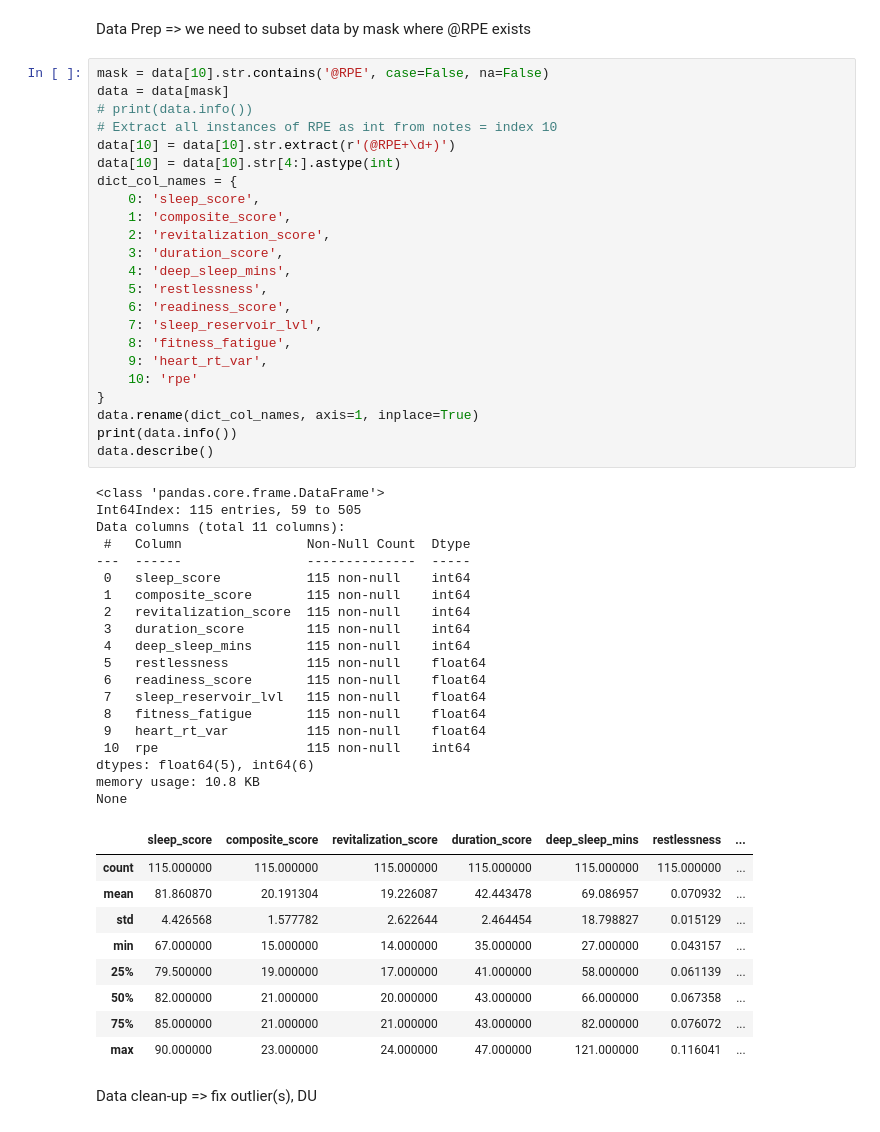
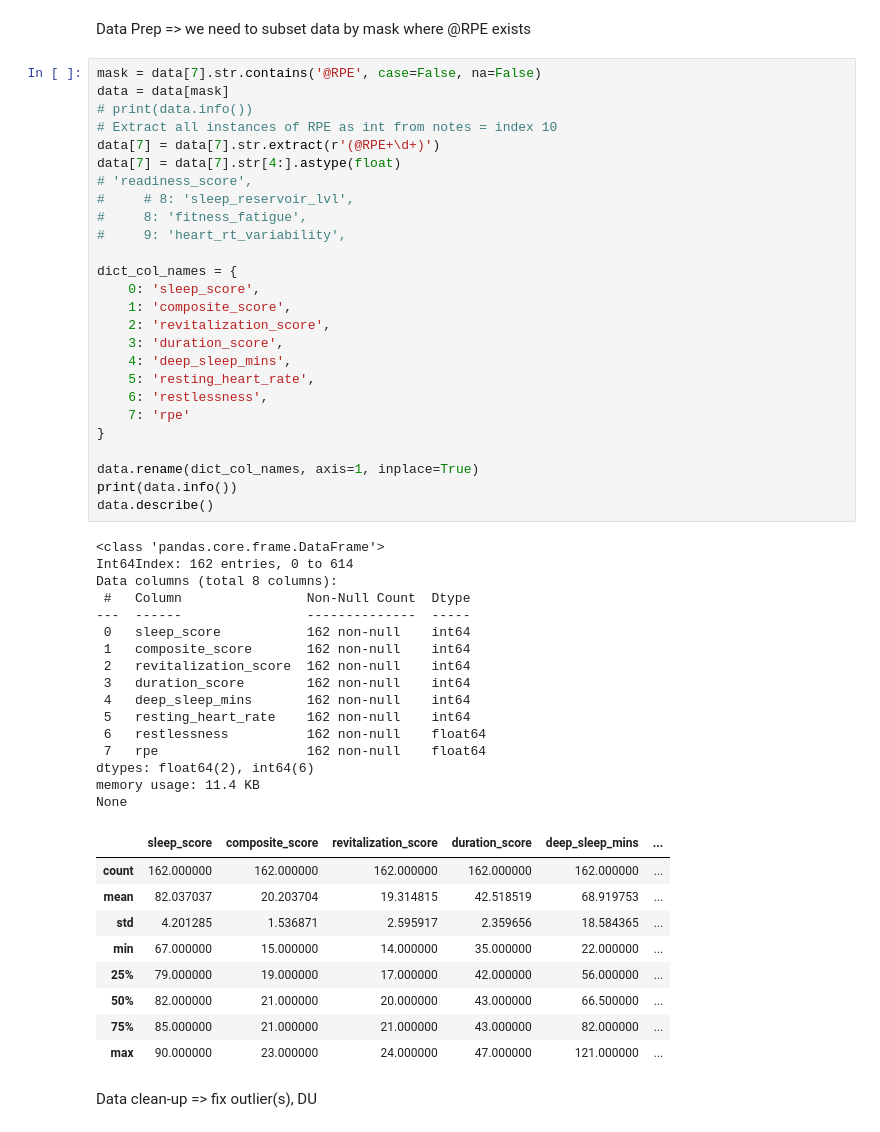
Before and after one commit to djfLtC0dr/python-playground, a Jupyter notebook: DASC522/djfDASC522hw3.ipynb, the cells around one changed output. Cells and saved outputs as stored; diff of their text form.

```diff
--- a/DASC522/djfDASC522hw3.ipynb
+++ b/DASC522/djfDASC522hw3.ipynb
@@ -243,57 +252,57 @@ None
 # %% [markdown]
 Data Prep => we need to subset data by mask where @RPE exists
 # %%
-mask = data[10].str.contains('@RPE', case=False, na=False)
+mask = data[7].str.contains('@RPE', case=False, na=False)
 data = data[mask]
 # print(data.info())
 # Extract all instances of RPE as int from notes = index 10
-data[10] = data[10].str.extract(r'(@RPE+\d+)')
-data[10] = data[10].str[4:].astype(int)
+data[7] = data[7].str.extract(r'(@RPE+\d+)')
+data[7] = data[7].str[4:].astype(float)
+# 'readiness_score',
+#     # 8: 'sleep_reservoir_lvl',
+#     8: 'fitness_fatigue',
+#     9: 'heart_rt_variability',
+
 dict_col_names = {
     0: 'sleep_score',
     1: 'composite_score',
     2: 'revitalization_score',
     3: 'duration_score',
     4: 'deep_sleep_mins',
-    5: 'restlessness',
-    6: 'readiness_score',
-    7: 'sleep_reservoir_lvl',
-    8: 'fitness_fatigue',
-    9: 'heart_rt_var',
-    10: 'rpe'
+    5: 'resting_heart_rate',
+    6: 'restlessness',
+    7: 'rpe'
 }
+
 data.rename(dict_col_names, axis=1, inplace=True)
 print(data.info())
 data.describe()
 # %% [output]
 <class 'pandas.core.frame.DataFrame'>
-Int64Index: 115 entries, 59 to 505
-Data columns (total 11 columns):
+Int64Index: 162 entries, 0 to 614
+Data columns (total 8 columns):
  #   Column                Non-Null Count  Dtype
 ---  ------                --------------  -----
- 0   sleep_score           115 non-null    int64
- 1   composite_score       115 non-null    int64
- 2   revitalization_score  115 non-null    int64
- 3   duration_score        115 non-null    int64
- 4   deep_sleep_mins       115 non-null    int64
- 5   restlessness          115 non-null    float64
- 6   readiness_score       115 non-null    float64
- 7   sleep_reservoir_lvl   115 non-null    float64
- 8   fitness_fatigue       115 non-null    float64
- 9   heart_rt_var          115 non-null    float64
- 10  rpe                   115 non-null    int64
-dtypes: float64(5), int64(6)
-memory usage: 10.8 KB
+ 0   sleep_score           162 non-null    int64
+ 1   composite_score       162 non-null    int64
+ 2   revitalization_score  162 non-null    int64
+ 3   duration_score        162 non-null    int64
+ 4   deep_sleep_mins       162 non-null    int64
+ 5   resting_heart_rate    162 non-null    int64
+ 6   restlessness          162 non-null    float64
+ 7   rpe                   162 non-null    float64
+dtypes: float64(2), int64(6)
+memory usage: 11.4 KB
 None
-|  | sleep_score | composite_score | revitalization_score | duration_score | deep_sleep_mins | restlessness | ... |
-| count | 115.000000 | 115.000000 | 115.000000 | 115.000000 | 115.000000 | 115.000000 | ... |
-| mean | 81.860870 | 20.191304 | 19.226087 | 42.443478 | 69.086957 | 0.070932 | ... |
-| std | 4.426568 | 1.577782 | 2.622644 | 2.464454 | 18.798827 | 0.015129 | ... |
-| min | 67.000000 | 15.000000 | 14.000000 | 35.000000 | 27.000000 | 0.043157 | ... |
-| 25% | 79.500000 | 19.000000 | 17.000000 | 41.000000 | 58.000000 | 0.061139 | ... |
-| 50% | 82.000000 | 21.000000 | 20.000000 | 43.000000 | 66.000000 | 0.067358 | ... |
-| 75% | 85.000000 | 21.000000 | 21.000000 | 43.000000 | 82.000000 | 0.076072 | ... |
-| max | 90.000000 | 23.000000 | 24.000000 | 47.000000 | 121.000000 | 0.116041 | ... |
+|  | sleep_score | composite_score | revitalization_score | duration_score | deep_sleep_mins | ... |
+| count | 162.000000 | 162.000000 | 162.000000 | 162.000000 | 162.000000 | ... |
+| mean | 82.037037 | 20.203704 | 19.314815 | 42.518519 | 68.919753 | ... |
+| std | 4.201285 | 1.536871 | 2.595917 | 2.359656 | 18.584365 | ... |
+| min | 67.000000 | 15.000000 | 14.000000 | 35.000000 | 22.000000 | ... |
+| 25% | 79.000000 | 19.000000 | 17.000000 | 42.000000 | 56.000000 | ... |
+| 50% | 82.000000 | 21.000000 | 20.000000 | 43.000000 | 66.500000 | ... |
+| 75% | 85.000000 | 21.000000 | 21.000000 | 43.000000 | 82.000000 | ... |
+| max | 90.000000 | 23.000000 | 24.000000 | 47.000000 | 121.000000 | ... |
 # %% [markdown]
 Data clean-up => fix outlier(s), DU
 # %%
```
Also changed, not shown: parts of 16 cells of this notebook.
